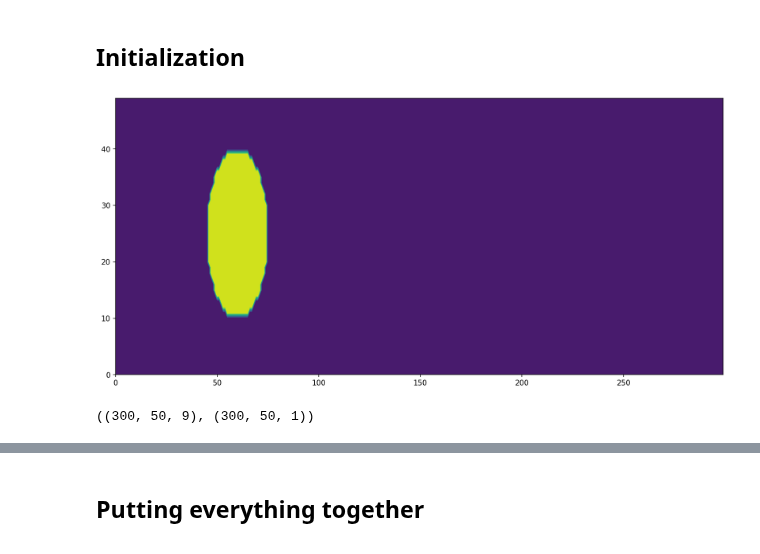
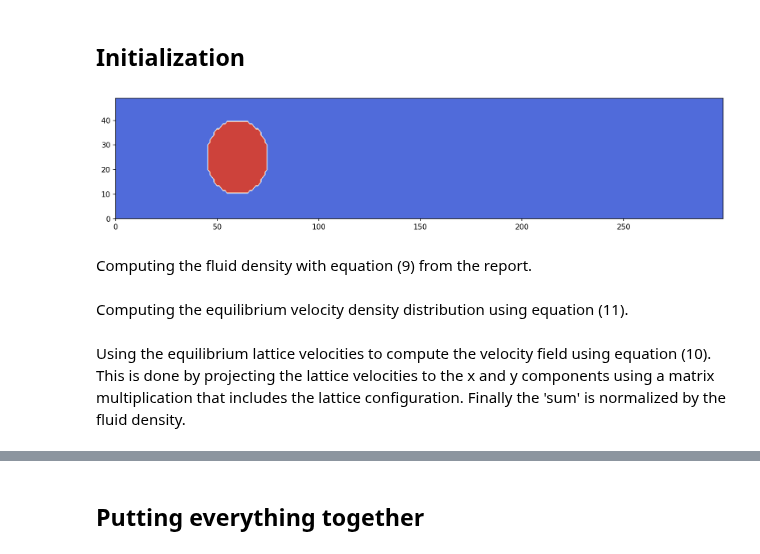
Before and after one commit to SunAndClouds/ComplexSystems, a Jupyter notebook: Final Project.ipynb, the cells around one changed output, grey strips where cells are left out. Cells and saved outputs as stored; diff of their text form; code cells hidden in the pictures.

Commit message:
Almost done

```diff
--- a/Final Project.ipynb
+++ b/Final Project.ipynb
@@ -64,61 +15,44 @@ plt.rcParams["figure.dpi"] = 150
 ## Initialization
 # %%
 ## Unitless physical constants
-
 Re = 80 # Reynold's number
 mass_density = 1 # Unitless mass density
 inflow_speed = 0.04 # Initial horizontal inflow < 1, this is assumed to be constant throughout the simulation
 dt = 1 # Change in time
 record_steps = 100 # Record every 100 simulation steps
 Nx, Ny = (300, 50) # Size of the domain
 R = Nx // 20 # Radius of the cylinder, this value will be used as the characteristic length
 mu = mass_density * inflow_speed * R / Re # Uniteless dynamic viscousity
 
-
-# The D2Q9 lattice configuration
-"""
- 6  2  5
-  \ | /
-3 - 0 - 1
-  / | \
- 7  4  8
-"""
-
+# Lattice configuration according to the D2Q9 scheme defined in the report
 lattice_config = np.array([
     [0, 1, 0, -1, 0, 1, -1, -1, 1],
     [0, 0, 1, 0, -1, 1, 1, -1, -1],
 ])
 
 lattice_indices = np.array([0, 1, 2, 3, 4, 5, 6, 7, 8])
 reflected_lattice_indices = np.array([0, 3, 4, 1, 2, 7, 8, 5, 6])
 lattice_weights = np.array([
     4/9, # center
     1/9, 1/9, 1/9, 1/9, # sides
     1/36, 1/36, 1/36, 1/36, # diagonals
 ])
 
 # These arrays will determine the flow directions
-east_indices = np.array([5, 1, 8])
-north_indices = np.array([6, 2, 5])
-west_indices = np.array([7, 3, 6])
-south_indices = np.array([7, 4, 8])
-vertical_indices = np.array([2, 0, 4])
-horizontal_indices = np.array([3, 0, 1])
-
+right_indices = np.array([5, 1, 8])
+left_indices = np.array([7, 3, 6])
+vertical_indices = np.array([0, 2, 4])
 
 center_of_mass = (Nx//5, Ny//2)
 x, y = np.arange(Nx), np.arange(Ny)
 X, Y = np.meshgrid(x, y, indexing="ij")
 # This is a boolean array with True when its considered to be an obstacle and False when it is fluid
 cylinder = np.sqrt((X - center_of_mass[0])**2 + (Y - center_of_mass[1])**2) < R
 
-# Initializing the velocity field such that
-# there is a constant horizontal flow form left to right
-velocity_field = np.zeros([Nx, Ny, 2])
-velocity_field[..., 0] = inflow_speed
-background_flow = velocity_field
-
-plt.contourf(X, Y, cylinder)
+plt.figure(figsize=[15, 3], dpi=150)
+plt.contourf(X, Y, cylinder, cmap="coolwarm")
 plt.show()
 # %% [output]
-[figure, old version]
+[figure, new version]
+# %% [markdown]
+Computing the fluid density with equation (9) from the report.
@@ -125,20 +62,14 @@ plt.show()
+# %% [markdown]
+Computing the equilibrium velocity density distribution using equation (11).
 # %%
-def rho(lattice_matrix): # (Nx, Ny, 9) -> (Nx, Ny, 1)
-    return lattice_matrix.sum(-1, keepdims=True)
-
 def f_eq(velocity_field, lattice_config, density_field): # (Nx, Ny, 2), (2, 9), (Nx, Ny, 1) -> (Nx, Ny, 9)
     projected_velocity_field = velocity_field @ lattice_config
     speed_field = np.linalg.norm(velocity_field, ord=2, axis=-1, keepdims=True)
+
     equilibrium_lattice_velocities = density_field * lattice_weights[None, None] * (
         1 + 3 * projected_velocity_field + 9/2 * projected_velocity_field**2 - 3/2 * speed_field**2
     )
     return equilibrium_lattice_velocities
-
-initial_density = np.ones([Nx, Ny, 1])
-equilibrium_lattice_velocities = f_eq(velocity_field, lattice_config, initial_density)
-density = rho(equilibrium_lattice_velocities)
-
-equilibrium_lattice_velocities.shape, density.shape
-# %% [output]
-((300, 50, 9), (300, 50, 1))
+# %% [markdown]
+Using the equilibrium lattice velocities to compute the velocity field using equation (10). This is done by projecting the lattice velocities to the x and y components using a matrix multiplication that includes the lattice configuration. Finally the 'sum' is normalized by the fluid density.
 # %%
```
Also changed, not shown: parts of 28 cells of this notebook.
